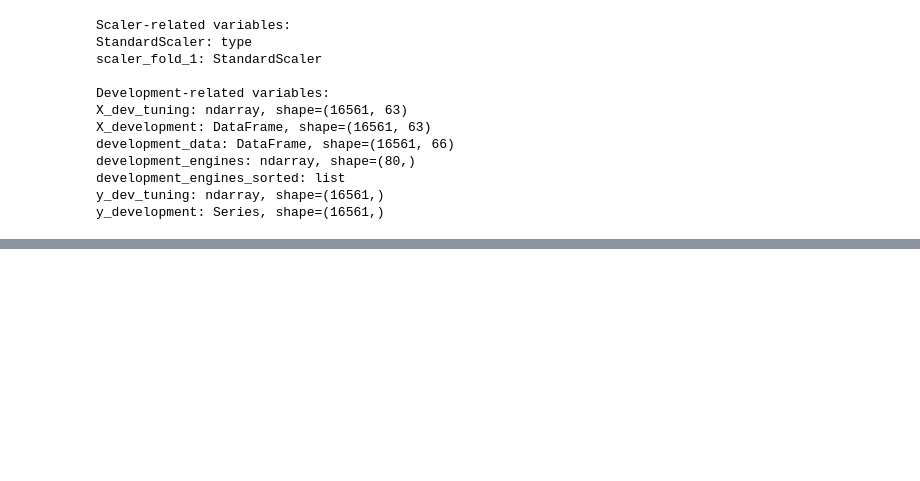
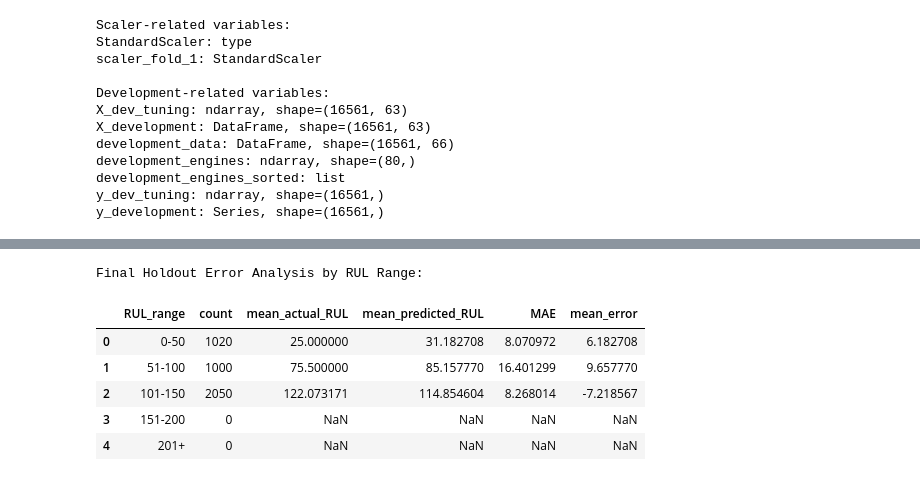
Before and after one commit to Susenther/Predictive_maintenance_RUL_prediction, a Jupyter notebook: notebooks/Predictive_Maintenance_RUL.ipynb, the cells around one changed output, grey strips where cells are left out. Cells and saved outputs as stored; diff of their text form; code cells hidden in the pictures; blank space fills up the shorter version.

```diff
--- a/notebooks/Predictive_Maintenance_RUL.ipynb
+++ b/notebooks/Predictive_Maintenance_RUL.ipynb
@@ -2993,0 +3123,54 @@ y_development: Series, shape=(16561,)
+# %%
+# FINAL HOLDOUT ERROR ANALYSIS
+# Analyze performance across different RUL ranges
+
+holdout_error_df = pd.DataFrame({
+    "actual_RUL": y_holdout.values,
+    "predicted_RUL": holdout_predictions
+})
+
+# Calculate errors
+holdout_error_df["error"] = (
+    holdout_error_df["predicted_RUL"]
+    - holdout_error_df["actual_RUL"]
+)
+
+holdout_error_df["absolute_error"] = (
+    holdout_error_df["error"].abs()
+)
+
+holdout_error_df["squared_error"] = (
+    holdout_error_df["error"] ** 2
+)
+
+# Define RUL ranges
+holdout_error_df["RUL_range"] = pd.cut(
+    holdout_error_df["actual_RUL"],
+    bins=[-1, 50, 100, 150, 200, float("inf")],
+    labels=["0-50", "51-100", "101-150", "151-200", "201+"]
+)
+
+# Analyze each range
+holdout_range_analysis = (
+    holdout_error_df
+    .groupby("RUL_range", observed=False)
+    .agg(
+        count=("actual_RUL", "size"),
+        mean_actual_RUL=("actual_RUL", "mean"),
+        mean_predicted_RUL=("predicted_RUL", "mean"),
+        MAE=("absolute_error", "mean"),
+        mean_error=("error", "mean")
+    )
+    .reset_index()
+)
+
+print("Final Holdout Error Analysis by RUL Range:")
+display(holdout_range_analysis)
+# %% [output]
+Final Holdout Error Analysis by RUL Range:
+|  | RUL_range | count | mean_actual_RUL | mean_predicted_RUL | MAE | mean_error |
+| 0 | 0-50 | 1020 | 25.000000 | 31.182708 | 8.070972 | 6.182708 |
+| 1 | 51-100 | 1000 | 75.500000 | 85.157770 | 16.401299 | 9.657770 |
+| 2 | 101-150 | 2050 | 122.073171 | 114.854604 | 8.268014 | -7.218567 |
+| 3 | 151-200 | 0 | NaN | NaN | NaN | NaN |
+| 4 | 201+ | 0 | NaN | NaN | NaN | NaN |
```
Also changed, not shown: parts of 6 cells of this notebook.
